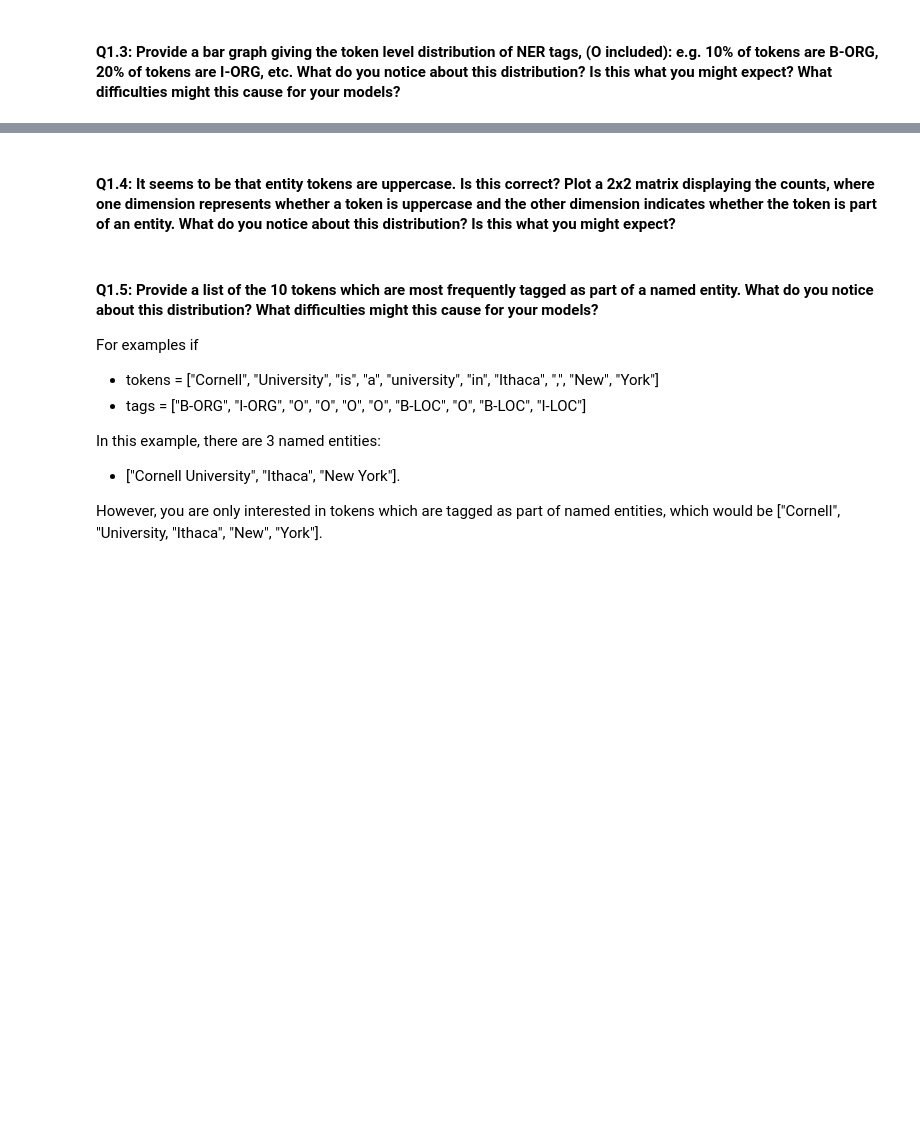
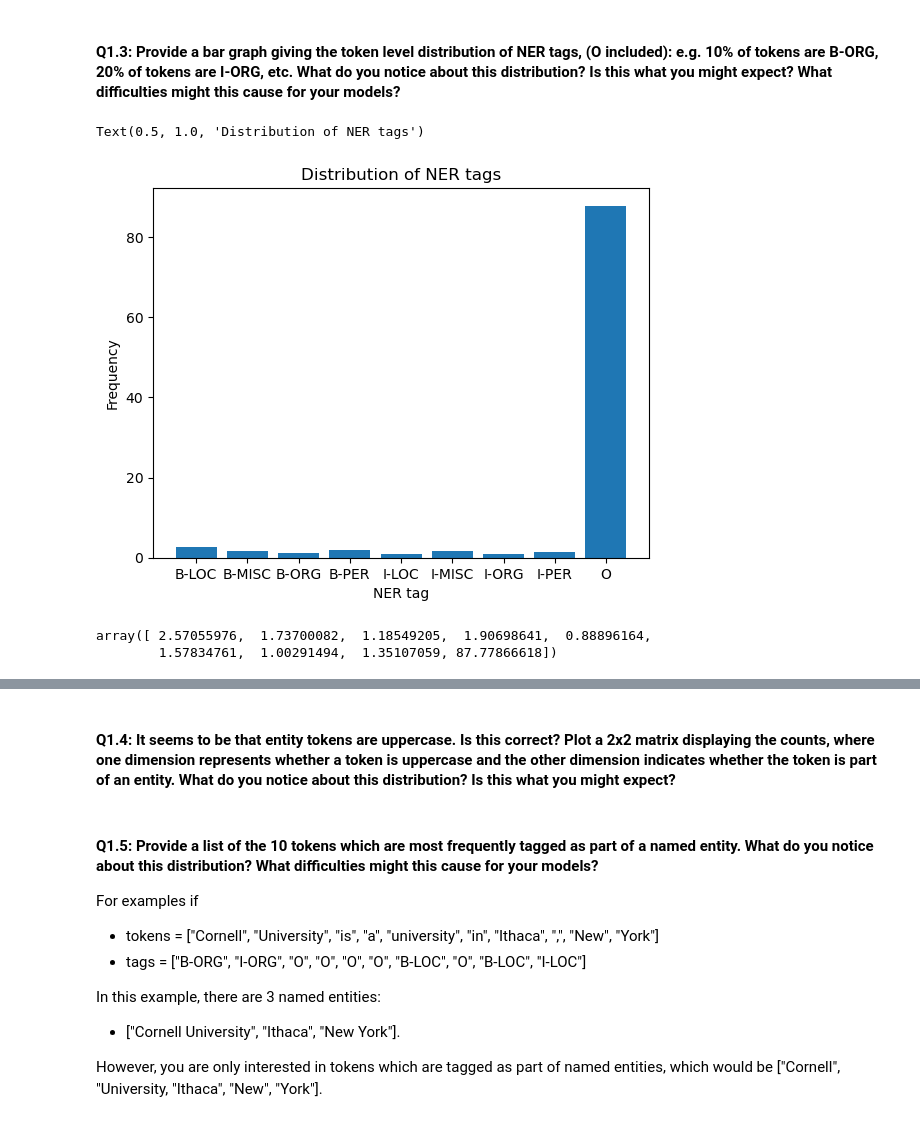
Before and after one commit to yinuotTCXR/nlpA1, a Jupyter notebook: hw1_studentfacing_sp25_cs4740.ipynb, the cells around one changed output, grey strips where cells are left out. Saved outputs shown, nothing was run; the diff lists cells and outputs as text; code cells hidden in the pictures; blank space fills up the shorter version.

```diff
--- a/hw1_studentfacing_sp25_cs4740.ipynb
+++ b/hw1_studentfacing_sp25_cs4740.ipynb
@@ -227,0 +255,18 @@ plot_histogram(
+# %%
+# YOUR CODE HERE
+
+tags, counts = np.unique(sum(training_data["NER"], []), return_counts=True)
+frequency = counts / np.sum(counts) * 100
+
+plt.bar(tags, frequency)
+plt.xlabel("NER tag")
+plt.ylabel("Frequency")
+plt.title("Distribution of NER tags")
+# %% [output]
+Text(0.5, 1.0, 'Distribution of NER tags')
+[figure, added]
+# %%
+frequency
+# %% [output]
+array([ 2.57055976,  1.73700082,  1.18549205,  1.90698641,  0.88896164,
+        1.57834761,  1.00291494,  1.35107059, 87.77866618])
```
Also changed, not shown: parts of 10 cells of this notebook, 1 other file.
